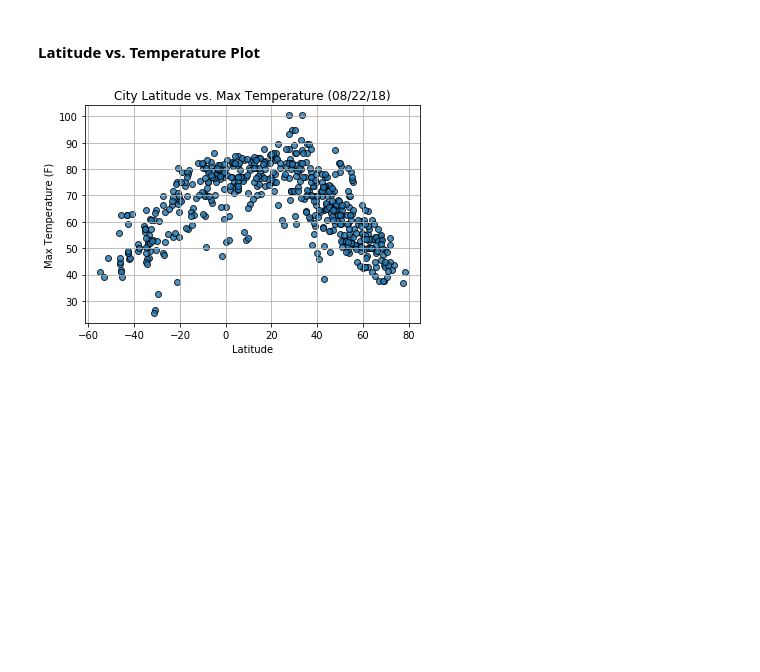
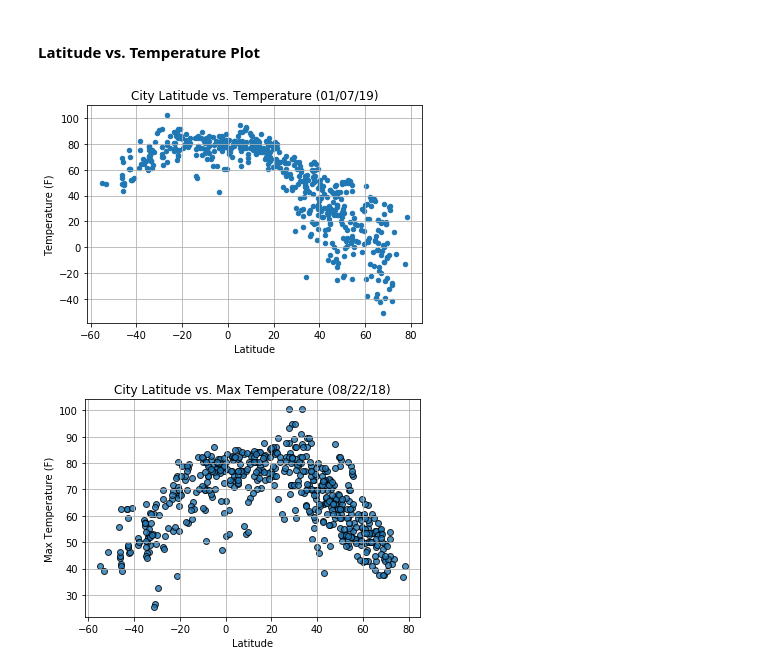
Before and after one commit to ForrestMcDougal/APIHW, a Jupyter notebook: WeatherPy.ipynb, the cells around one changed output. Cells and saved outputs as stored; diff of their text form; code cells hidden in the pictures; blank space fills up the shorter version.

Commit message:
full city list and Assets folder

```diff
--- a/WeatherPy.ipynb
+++ b/WeatherPy.ipynb
@@ -60,6 +62,7 @@ len(cities)
 * Perform a weather check on each city using a series of successive API calls.
 * Include a print log of each city as it'sbeing processed (with the city number and city name).
 # %%
+# https://openweathermap.org/current
 import openweathermapy.core as owm
 import json
 
@@ -70,21 +73,24 @@ weather_data = []
 
 print('Beginning Data Retrieval')
 print('-'*30)
-i = 1
-for city in cities[:100]:
+i = 0
+for city in cities:
     try:
         current_weather = owm.get_current(city, **settings)
         data = current_weather(*summary)
         weather_data.append(data)
-
         # limited to 60 calls per minute
         time.sleep(1)
-        print(f"Processing Record {i}: {city}")
         i += 1
+        print(f"Processing Record {i}: {city.title()}")
     except:
-        print(f"{city} not found. Skipping...")
+        print(f"{city.title()} not found. Skipping...")
         # make sure rate limit not reached
         time.sleep(1)
+
+print('-'*30)
+print(f'Data Retrieval Complete. {i} records found')
+print('-'*30)
 # %% [output]
 Beginning Data Retrieval
 ------------------------------
@@ -138,3 +144,13 @@ Lng           547
 Max Temp      547
 Wind Speed    547
 dtype: int64
+# %%
+df = pd.DataFrame(weather_data)
+df.columns = ["City", "Country", "Temperature (F)", "Cloudiness", "Wind Speed",
+              "Latitude", "Longitude", "Humidity"]
+df = df.set_index('City')
+
+# save df to .csv
+df.to_csv(output_data_file)
+
+df.head()
@@ -152,6 +176,12 @@ dtype: int64
 * Save the plotted figures as .pngs.
 # %% [markdown]
 #### Latitude vs. Temperature Plot
+# %%
+df.plot.scatter(x='Latitude', y='Temperature (F)');
+plt.grid();
+plt.title('City Latitude vs. Temperature (01/07/19)');
+# %% [output]
+[figure, added]
 # %%
 # %% [output]
 [figure]
```
Also changed, not shown: parts of 7 cells of this notebook, 1 other file.
